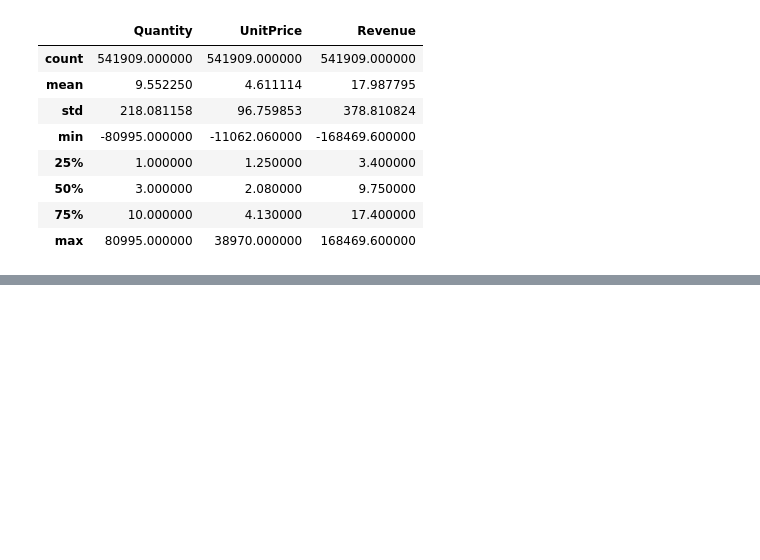
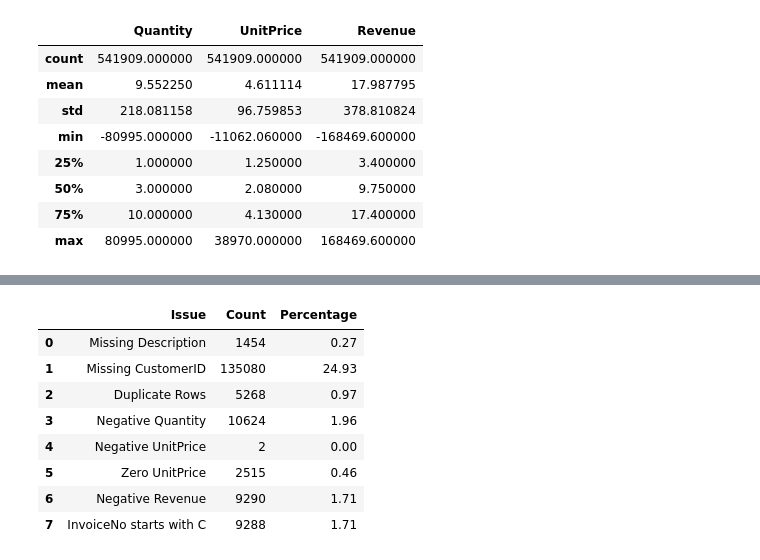
Before and after one commit to FawadUlHassan/sales-cleanup-executive-dashboard, a Jupyter notebook: notebooks/01_data_inspection.ipynb, the cells around one changed output, grey strips where cells are left out. Saved outputs shown, nothing was run; the diff lists cells and outputs as text; code cells hidden in the pictures; blank space fills up the shorter version.

```diff
--- a/notebooks/01_data_inspection.ipynb
+++ b/notebooks/01_data_inspection.ipynb
@@ -105,0 +112,39 @@ df[df["Revenue"] < 0].head()
+# %%
+total_rows = len(df)
+
+quality_summary = pd.DataFrame({
+    "Issue": [
+        "Missing Description",
+        "Missing CustomerID",
+        "Duplicate Rows",
+        "Negative Quantity",
+        "Negative UnitPrice",
+        "Zero UnitPrice",
+        "Negative Revenue",
+        "InvoiceNo starts with C"
+    ],
+    "Count": [
+        df["Description"].isna().sum(),
+        df["CustomerID"].isna().sum(),
+        df.duplicated().sum(),
+        (df["Quantity"] < 0).sum(),
+        (df["UnitPrice"] < 0).sum(),
+        (df["UnitPrice"] == 0).sum(),
+        (df["Revenue"] < 0).sum(),
+        df["InvoiceNo"].astype(str).str.startswith("C").sum()
+    ]
+})
+
+quality_summary["Percentage"] = round((quality_summary["Count"] / total_rows) * 100, 2)
+
+quality_summary
+# %% [output]
+|  | Issue | Count | Percentage |
+| 0 | Missing Description | 1454 | 0.27 |
+| 1 | Missing CustomerID | 135080 | 24.93 |
+| 2 | Duplicate Rows | 5268 | 0.97 |
+| 3 | Negative Quantity | 10624 | 1.96 |
+| 4 | Negative UnitPrice | 2 | 0.00 |
+| 5 | Zero UnitPrice | 2515 | 0.46 |
+| 6 | Negative Revenue | 9290 | 1.71 |
+| 7 | InvoiceNo starts with C | 9288 | 1.71 |
```
Also changed, not shown: parts of 5 cells of this notebook, 1 other file.
